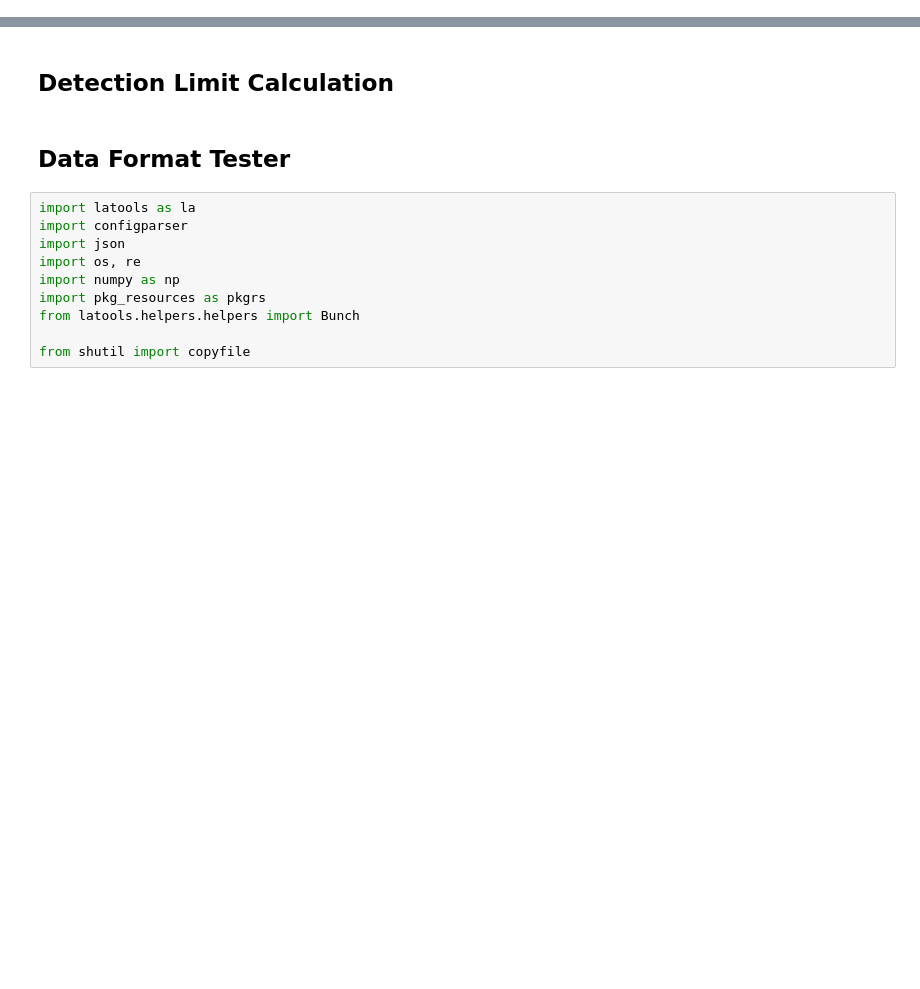
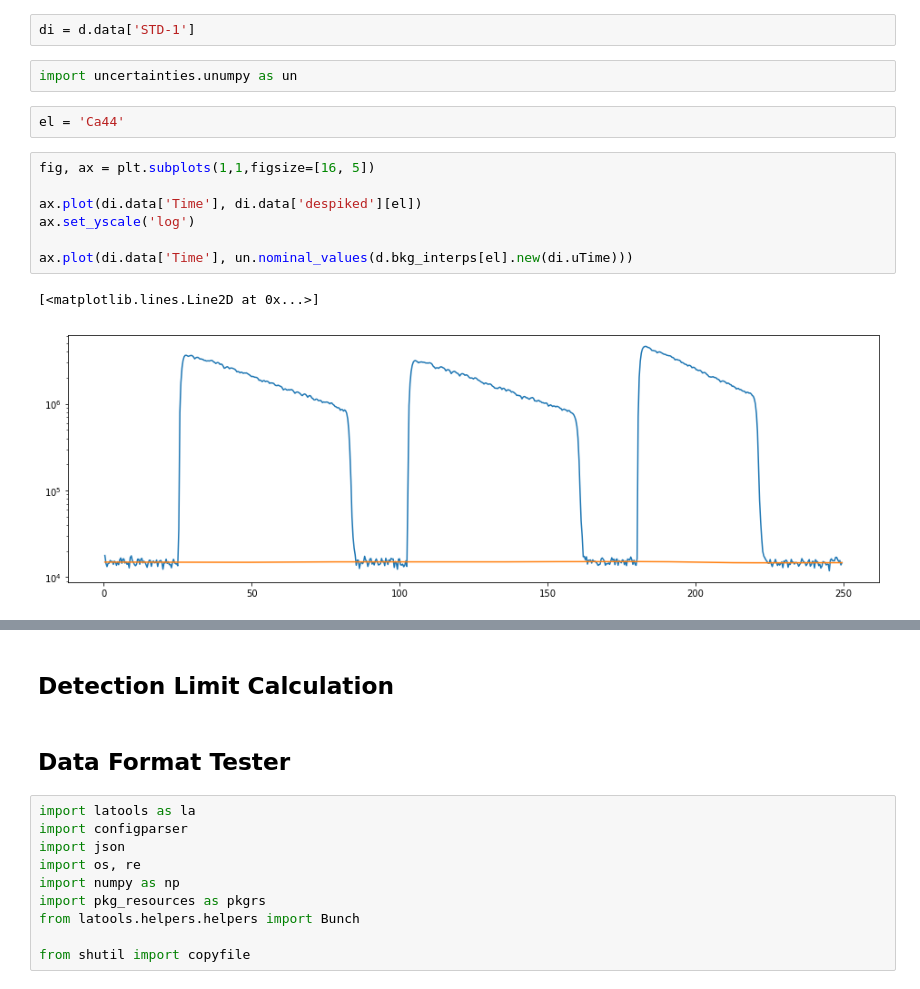
Before and after one commit to oscarbranson/latools, a Jupyter notebook: dev.ipynb, the cells around one changed output, grey strips where cells are left out. Cells and saved outputs as stored; diff of their text form; blank space fills up the shorter version.

```diff
--- a/dev.ipynb
+++ b/dev.ipynb
@@ -286,0 +66,16 @@ from scipy import odr
+# %%
+di = d.data['STD-1']
+# %%
+import uncertainties.unumpy as un
+# %%
+el = 'Ca44'
+# %%
+fig, ax = plt.subplots(1,1,figsize=[16, 5])
+
+ax.plot(di.data['Time'], di.data['despiked'][el])
+ax.set_yscale('log')
+
+ax.plot(di.data['Time'], un.nominal_values(d.bkg_interps[el].new(di.uTime)))
+# %% [output]
+[<matplotlib.lines.Line2D at 0x...>]
+[figure, added]
```
Also changed, not shown: parts of 52 cells of this notebook.
